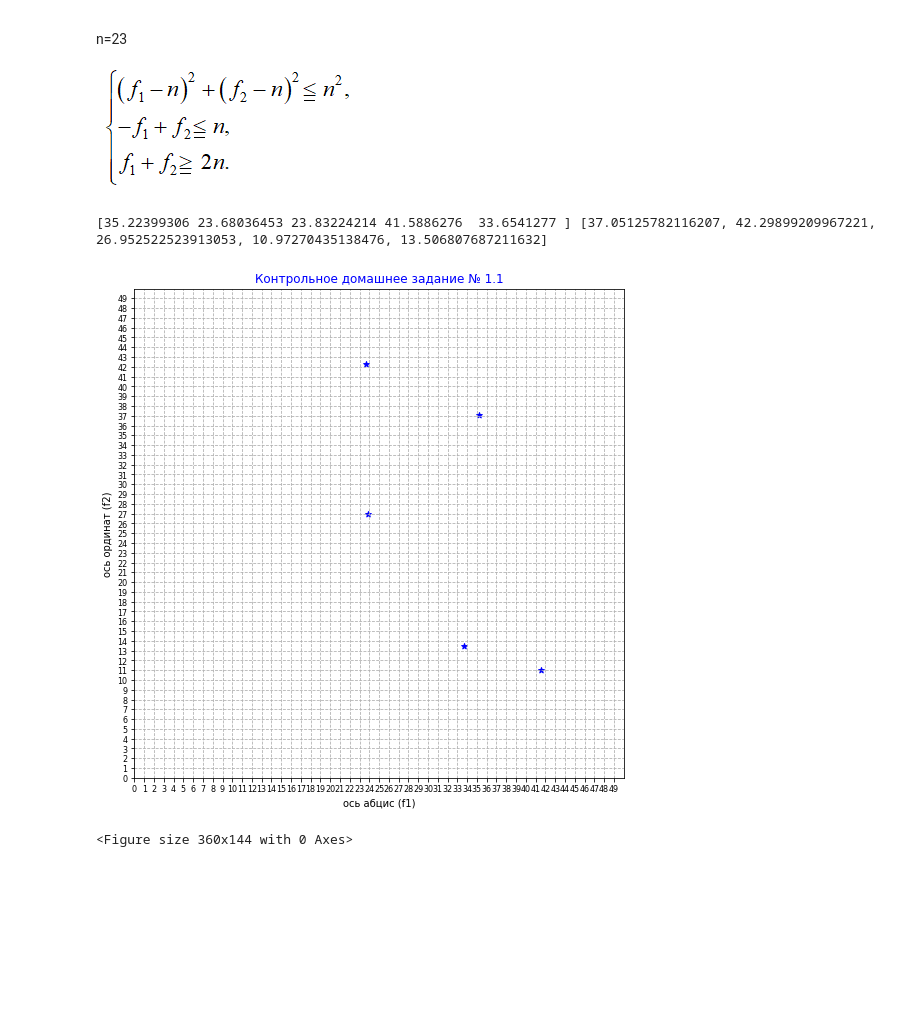
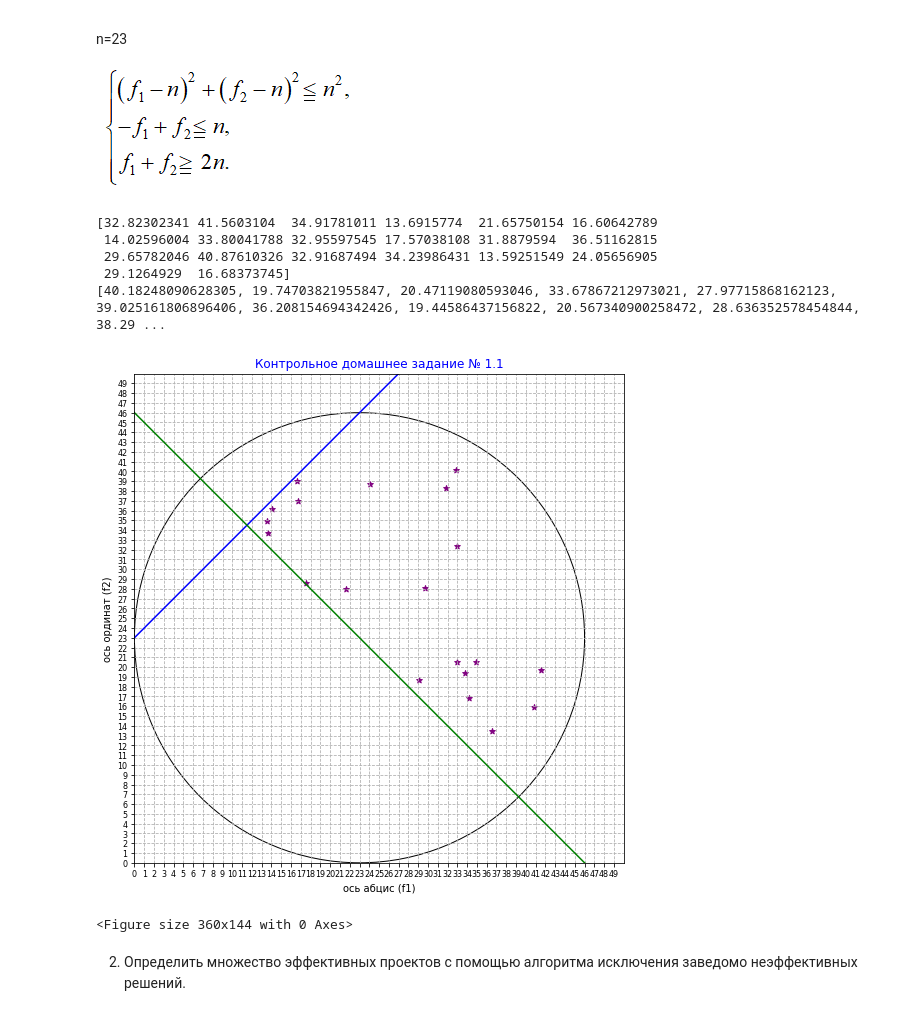
Before and after one commit to PolyanskayaP/FMMRAZ_6sem, a Jupyter notebook: Lab1_fmmraz.ipynb, the cells around one changed output. Cells and saved outputs as stored; diff of their text form; code cells hidden in the pictures; blank space fills up the shorter version.

```diff
--- a/Lab1_fmmraz.ipynb
+++ b/Lab1_fmmraz.ipynb
@@ -7,12 +7,14 @@ n=23
 
 ![image.png](embedded-picture-1)
 # %%
+from numpy.lib.nanfunctions import nancumsum
 from random import uniform
 import numpy as np
 
+n=23
 NACH=11.5
 KON=46
-KOLVO=5
+KOLVO=20
 
 def get_odz(f1):
     f2=[]
@@ -42,37 +44,57 @@ def gener_f1_f2(nach, kon, kolvo):
     return(f1_ar, f2_ar)
 
 F1, F2 = gener_f1_f2(NACH, KON, KOLVO)
-print(F1, F2)
+print(F1)
+print(F2)
 # %% [output]
-[35.22399306 23.68036453 23.83224214 41.5886276  33.6541277 ] [37.05125782116207, 42.29899209967221, 26.952522523913053, 10.97270435138476, 13.506807687211632]
+[32.82302341 41.5603104  34.91781011 13.6915774  21.65750154 16.60642789
+ 14.02596004 33.80041788 32.95597545 17.57038108 31.8879594  36.51162815
+ 29.65782046 40.87610326 32.91687494 34.23986431 13.59251549 24.05656905
+ 29.1264929  16.68373745]
+[40.18248090628305, 19.74703821955847, 20.47119080593046, 33.67867212973021, 27.97715868162123, 39.025161806896406, 36.208154694342426, 19.44586437156822, 20.567340900258472, 28.636352578454844, 38.29 ...
 # %%
 import matplotlib.pyplot as plt
 
 fig = plt.figure(figsize=((15,9)))
 ax = fig.add_subplot(111)
-ax.scatter(F1, F2, color = 'blue', marker = '*')  #точки
 
+f1a = np.linspace(0, 50, 100)
+f2a = n + f1a
+
+f1b = np.linspace(0, 50, 100)
+f2b = 2*n - f1b
+
+ax.scatter(F1, F2, color = 'purple', marker = '*')  #точки
+
+cc = plt.Circle(( 23 , 23 ), 23, color='k', fill=False )
 ax.set_aspect(1)  #чтобы ровненько было, не вытянуто
+
+ax.add_artist( cc )
 
 plt.xlim(-1.25,1.25)  #координатная сетка от скольки до скольки
 plt.ylim(-1.25,1.25)
 
 plt.grid(linestyle='--')  #стиль сеточки
 
 plt.xticks([i for i in range(50)], size=8)
 plt.yticks([i for i in range(50)], size=8)
 
 K = plt.figure()
 K.set_figwidth(5)
 K.set_figheight(2)
 
 ax.set_xlim([0, 50])
 ax.set_ylim([0, 50])
 ax.set_title('Контрольное домашнее задание № 1.1', color = 'blue', size = 12)
 ax.set_xlabel('ось абцис (f1)')
 ax.set_ylabel('ось ординат (f2)')
 
+ax.plot(f1a, f2a, color = 'blue')
+ax.plot(f1b, f2b, color = 'green')
+
 plt.show()
 # %% [output]
-[figure, old version]
+[figure, new version]
 <Figure size 360x144 with 0 Axes>
+# %% [markdown]
+2.	Определить множество эффективных проектов с помощью алгоритма исключения заведомо неэффективных решений.
```
Also changed, not shown: parts of 1 cell of this notebook.
